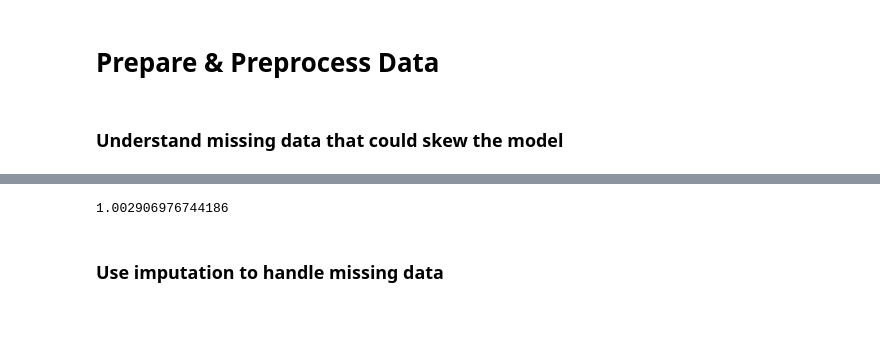
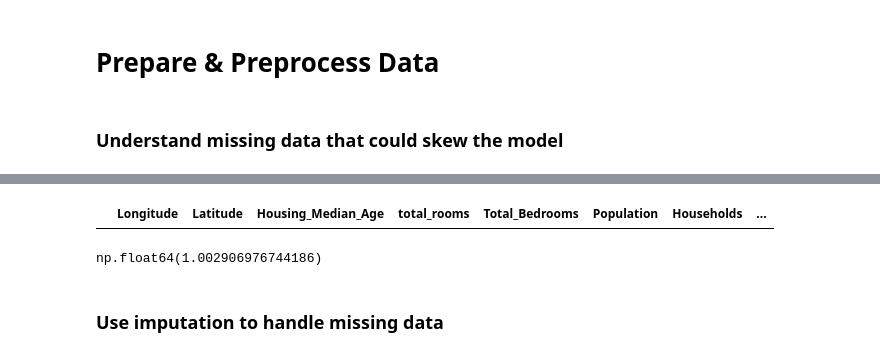
Before and after one commit to sophia-mai/artificial-intelligence-foundations-machine-learning, a Jupyter notebook: LiL-HomePrediction.ipynb, the cells around one changed output, grey strips where cells are left out. Saved outputs shown, nothing was run; the diff lists cells and outputs as text; code cells hidden in the pictures; blank space fills up the shorter version.

```diff
--- a/LiL-HomePrediction.ipynb
+++ b/LiL-HomePrediction.ipynb
@@ -168,9 +196,13 @@ ocean_proximity         0
 dtype: int64
+# %%
+housing_df.loc[housing_df.duplicated()]
+# %% [output]
+|  | Longitude | Latitude | Housing_Median_Age | total_rooms | Total_Bedrooms | Population | Households | ... |
 # %%
 # Calculate the % of missing data
-housing_df['total_bedrooms'].isnull().sum()/housing_df.shape[0] * 100
+housing_df['Total_Bedrooms'].isnull().sum()/housing_df.shape[0] * 100T
 # %% [output]
-1.002906976744186
+np.float64(1.002906976744186)
 # %% [markdown]
 ### Use imputation to handle missing data
 # %%
```
Also changed, not shown: parts of 5 cells of this notebook.
